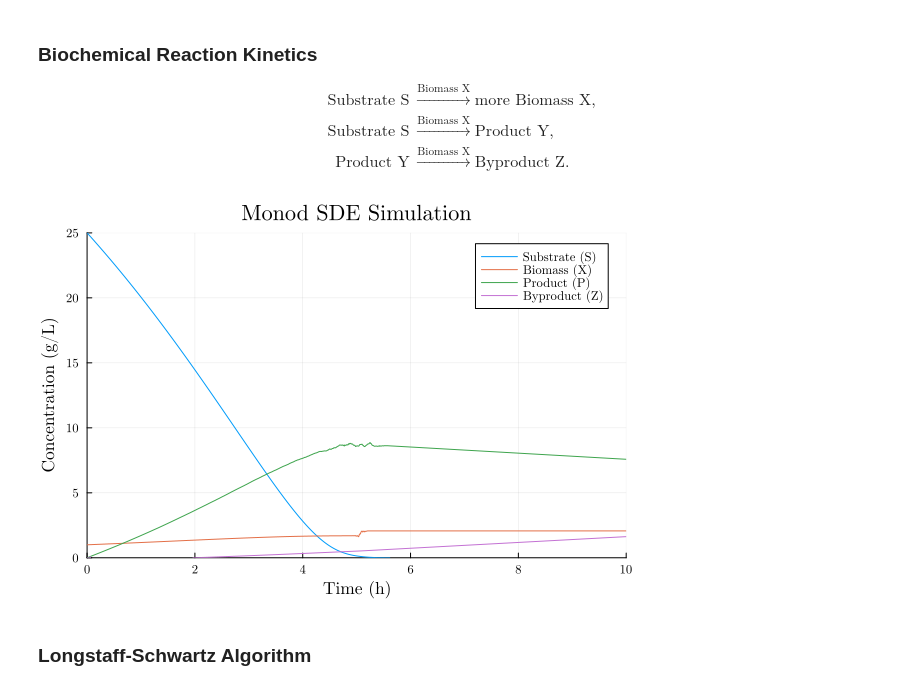
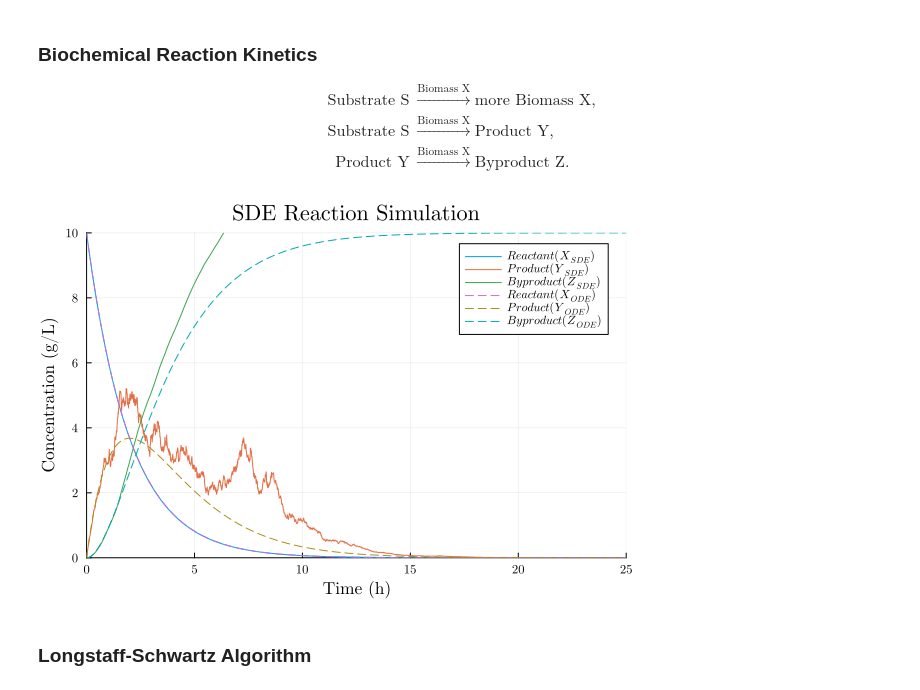
Before and after one commit to rafifsr/bachelorsthesis, a Jupyter notebook: LSMCElementary.ipynb, the cells around one changed output. Drawn from its saved outputs; the diff is of its cells as text; code cells hidden in the pictures.

```diff
--- a/LSMCElementary.ipynb
+++ b/LSMCElementary.ipynb
@@ -20,63 +20,52 @@ $$
 # %%
 # Setting up the model parameters
 # The parameters are defined in a dictionary for easy access and modification
-params  = Dict(
-    "μ_max" => 0.244,
-    "K_sx" => 11.5,
-    "Y_xs" => 0.28,
-    "Y_ys" => 0.42,
-    "m_s" => 0.015,
-    "q_max_y" => 1.79,
-    "K_sy" => 1.68,
-    "q_max_z" => 0.11,
-    "K_sz" => 0.15,
-    "σs" => 0.5,
-    "K_σs" => 0.1,
-    "σx" => 0.05,
-    "K_σx" => 0.1,
-    "σy" => 0.5,
-    "K_σy" => 0.1,
-    "σz" => 0.05,
-    "K_σz" => 0.1
+params = Dict(
+    "k1" => 0.5,  # Rate constant for X
+    "k2" => 0.5,  # Rate constant for Y
+    "σ" => 0.25,    # Noise scaling parameter
+    "K_sy" => 0.25  # Saturation constant for Y
 )
 
 # Initial conditions for the state variables
 # The initial conditions are defined in a dictionary for easy access and modification
 init = Dict(
-    "S0" => 25.0,
-    "X0" => 1.0,
-    "Y0" => 0,
-    "Z0" => 0
+    "X0" => 10.0,
+    "Y0" => 0.0,
+    "Z0" => 0.0
 )
 
 # Time parameters
-tspan = (0.0, 10.0)  # Time span for the simulation
+T = 25.0  # Time span for the simulation
 dt = 0.01  # Time step for the simulation
-N = Int((tspan[2] - tspan[1]) / dt)  # Number of time steps
-tsteps = tspan[1]:dt:tspan[2]  # Time steps array
+tsteps = 0:dt:T  # Time steps array
+N = length(tsteps)  # Number of time steps
 
 # Running the Monte Carlo simulation
-M = 10_000  # Number of Monte Carlo simulations
-sol = simulate_paths(params, tspan, init, M, dt)
+M = 1_000  # Number of Monte Carlo simulations
+noise = "noise" # Type of noise for the SDEs ("noise" or "monod")
+sdesol = simulate_paths(params, T, init, M, noise, dt)[1]
+odesol = simulate_paths(params, T, init, M, noise, dt)[2]
+time = odesol.t  # Time vector from the ODE solution
 
 # Storing the results in matrices for each state variable
-S = zeros(length(sol), length(sol[1].t))
-X = zeros(length(sol), length(sol[1].t))
-Y = zeros(length(sol), length(sol[1].t))
-Z = zeros(length(sol), length(sol[1].t))
+X = zeros(length(sdesol), length(sdesol[1].t))
+Y = zeros(length(sdesol), length(sdesol[1].t))
+Z = zeros(length(sdesol), length(sdesol[1].t))
 
-for i in 1:length(sol)
-    S[i, :] = sol[i][1, :]
-    X[i, :] = sol[i][2, :]
-    Y[i, :] = sol[i][3, :]
-    Z[i, :] = sol[i][4, :]
+for i in 1:length(sdesol)
+    X[i, :] = sdesol[i][1, :]
+    Y[i, :] = sdesol[i][2, :]
+    Z[i, :] = sdesol[i][3, :]
 end
-
-# Plotting the results
-plot(sol[53], title="Monod SDE Simulation", label=["Substrate (S)" "Biomass (X)" "Product (P)" "Byproduct (Z)"], xlabel="Time (h)", ylabel="Concentration (g/L)")
-plot!(legend=:topright, fontfamily="Computer Modern", lw=2, markersize=4, grid=true, ylims=(0, init["S0"]), xlims=(0, 10))
-# %% [output]
-[figure, removed]
+# %%
+# Plotting the results
+using LaTeXStrings
+plot(sdesol[50], title="SDE Reaction Simulation", label=[L"Reactant (X_{SDE})" L"Product (Y_{SDE})" L"Byproduct (Z_{SDE})"], xlabel="Time (h)", ylabel="Concentration (g/L)")
+plot!(odesol, title="SDE Reaction Simulation", label=[L"Reactant (X_{ODE})" L"Product (Y_{ODE})" L"Byproduct (Z_{ODE})"], xlabel="Time (h)", ylabel="Concentration (g/L)", lines=:dash)
+plot!(legend=:topright, fontfamily="Computer Modern", lw=2, markersize=4, grid=true, ylims=(0, init["X0"]), xlims=(0, T))
+# %% [output]
+[figure, added]
 # %% [markdown]
 ### Longstaff-Schwartz Algorithm
 # %%
```
Also changed, not shown: parts of 3 cells of this notebook, 1 other file.
